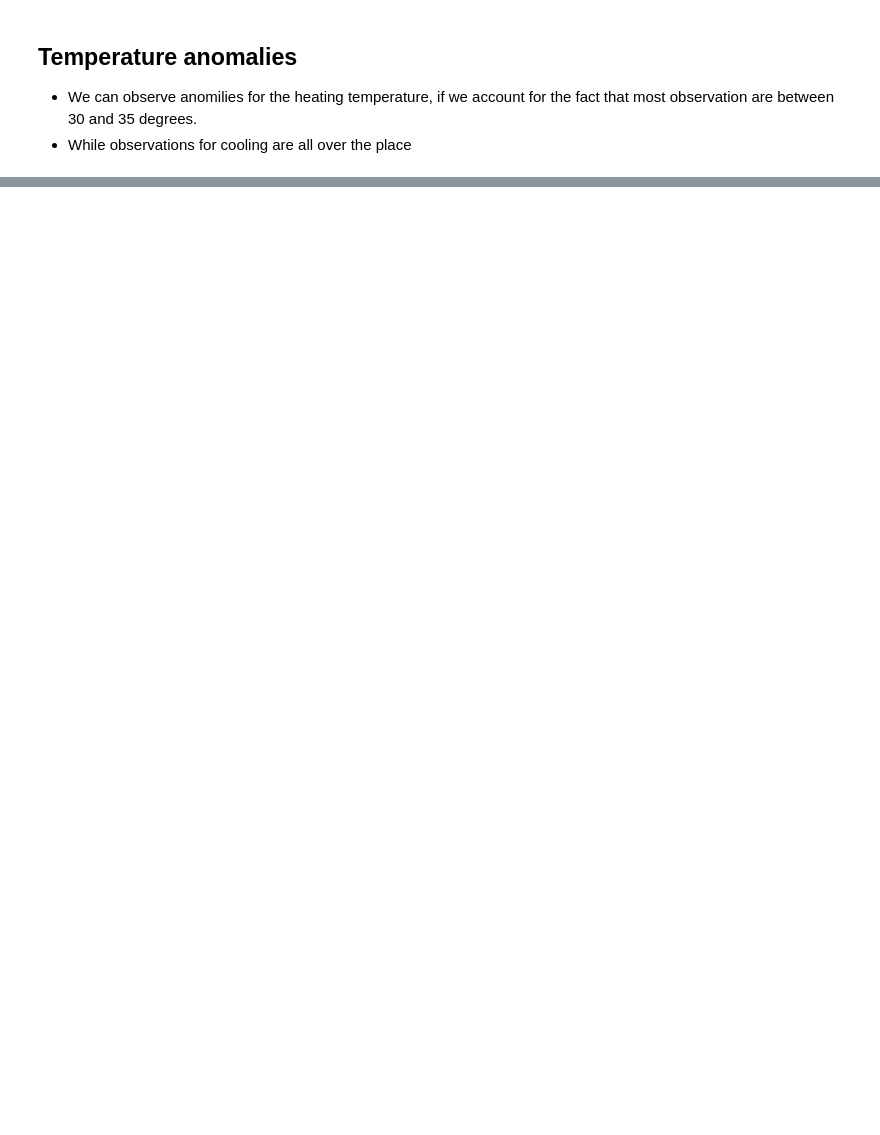
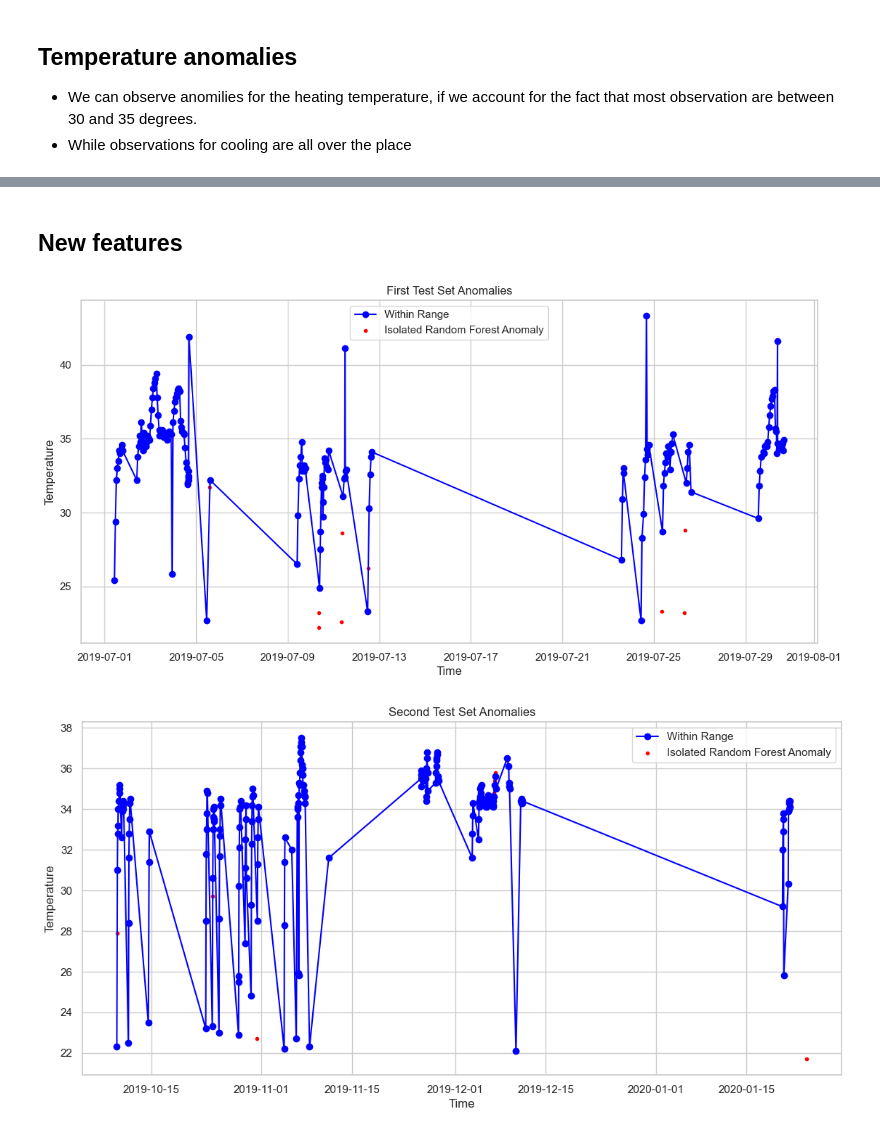
Before and after one commit to captnmarkus/challenge_z, a Jupyter notebook: challenge_z.ipynb, the cells around one changed output, grey strips where cells are left out. Cells and saved outputs as stored; diff of their text form; code cells hidden in the pictures; blank space fills up the shorter version.

```diff
--- a/challenge_z.ipynb
+++ b/challenge_z.ipynb
@@ -707,0 +591,2 @@ df[df['b_in_kontakt_gewesen']==1]
+# %% [markdown]
+## New features
@@ -707,0 +674,4 @@ df[df['b_in_kontakt_gewesen']==1]
+# %%
+train = pd.get_dummies(train, dtype=float)
+first_test = pd.get_dummies(first_test , dtype=float)
+second_test = pd.get_dummies(second_test, dtype=float)
@@ -707,0 +740,41 @@ df[df['b_in_kontakt_gewesen']==1]
+# %%
+for i, (clf_name,clf) in enumerate(classifiers.items()):
+    #Fit the data and tag outliers
+    if clf_name == "Support Vector Machine":
+        svm = clf.fit(train)
+    else:
+        forest= clf.fit(train)
+# %%
+# create test prediction dataframes
+first_test_datetime['forest_pred']= forest.predict(first_test)
+second_test_datetime['forest_pred']= forest.predict(second_test)
+
+first_test_datetime['svm_pred']= svm.predict(first_test)
+second_test_datetime['svm_pred']= svm.predict(second_test)
+# %%
+# Create anaomily plits
+def plot_with_anomalies(test_data, title):
+
+    normal_data = test_data[test_data['forest_pred'] == 1]
+
+    forest = test_data[test_data['forest_pred'] == -1]
+
+    plt.figure(figsize=(12, 6))
+    plt.plot(normal_data.index, normal_data['heating_temperature'], label='Within Range', color='blue', marker='o', linestyle='-')
+    plt.scatter(forest.index, forest['heating_temperature'], color='red', label='Isolated Random Forest Anomaly', marker='.')
+
+
+    plt.title(title)
+    plt.xlabel('Time')
+    plt.ylabel('Temperature')
+    plt.legend()
+    plt.show()
+
+# Plot first test set
+plot_with_anomalies(first_test_datetime.set_index('datetime'), 'First Test Set Anomalies')
+
+# Plot second test set
+plot_with_anomalies(second_test_datetime.set_index('datetime'), 'Second Test Set Anomalies')
+# %% [output]
+[figure, added]
+[figure, added]
```
Also changed, not shown: parts of 41 cells of this notebook.
